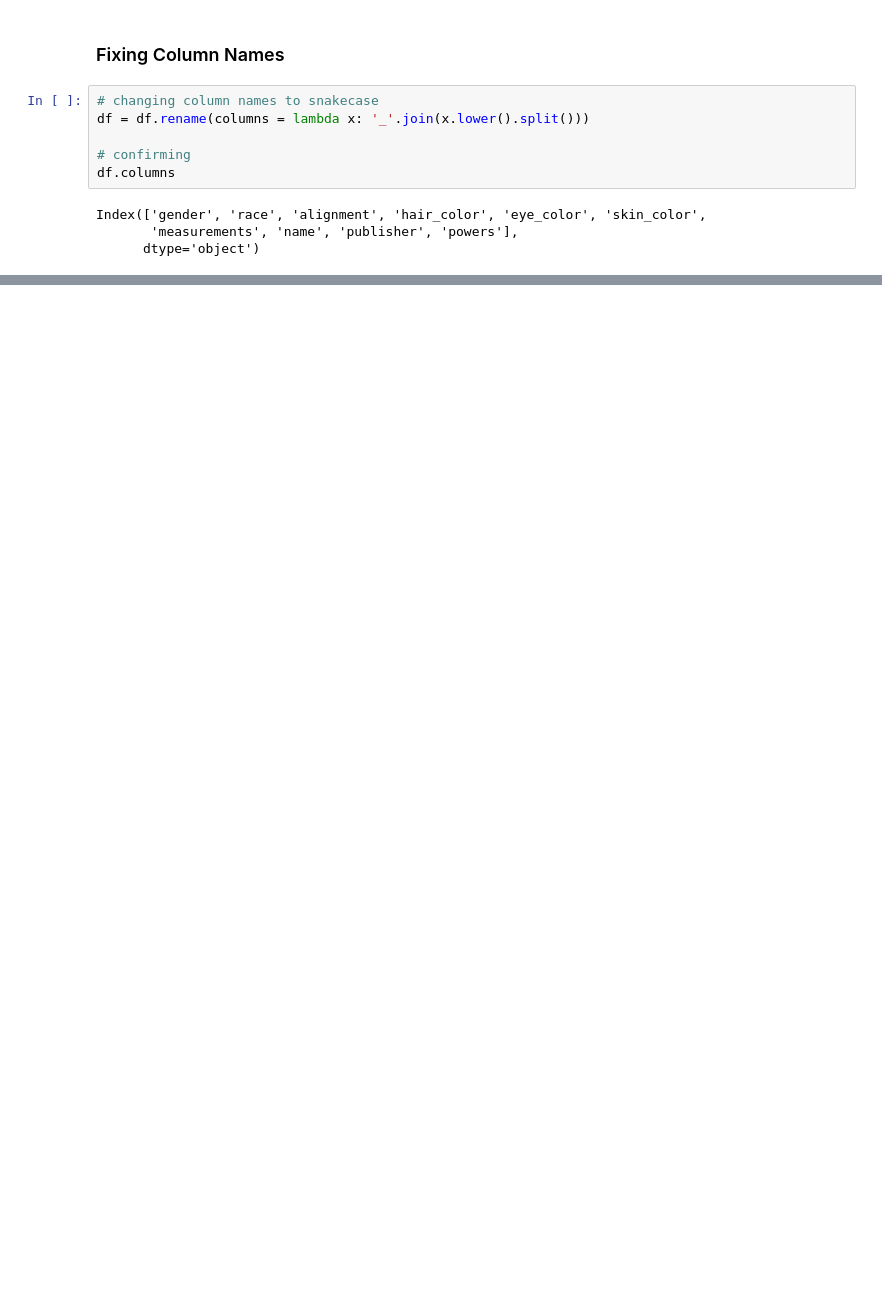
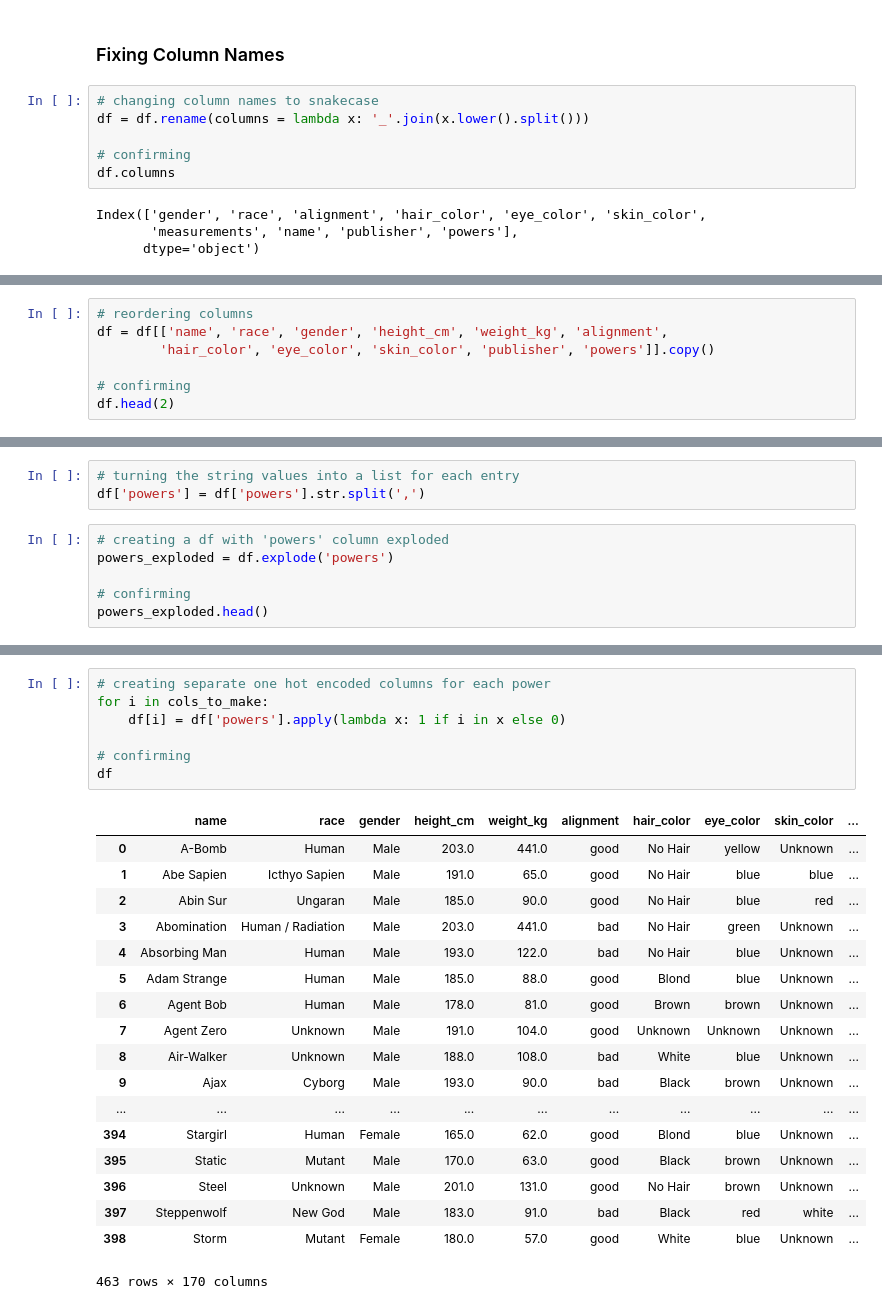
Before and after one commit to CRPeace/CD_Applying_Advanced_Transformations, a Jupyter notebook: C.Peace_Applying_Advanced_Transformations.ipynb, the cells around one changed output, grey strips where cells are left out. Drawn from its saved outputs; the diff is of its cells as text; blank space fills up the shorter version.

```diff
--- a/C.Peace_Applying_Advanced_Transformations.ipynb
+++ b/C.Peace_Applying_Advanced_Transformations.ipynb
@@ -257,0 +410,7 @@ Index(['gender', 'race', 'alignment', 'hair_color', 'eye_color', 'skin_color',
+# %%
+# reordering columns
+df = df[['name', 'race', 'gender', 'height_cm', 'weight_kg', 'alignment',
+        'hair_color', 'eye_color', 'skin_color', 'publisher', 'powers']].copy()
+
+# confirming
+df.head(2)
@@ -257,0 +429,9 @@ Index(['gender', 'race', 'alignment', 'hair_color', 'eye_color', 'skin_color',
+# %%
+# turning the string values into a list for each entry
+df['powers'] = df['powers'].str.split(',')
+# %%
+# creating a df with 'powers' column exploded
+powers_exploded = df.explode('powers')
+
+# confirming
+powers_exploded.head()
@@ -257,0 +469,26 @@ Index(['gender', 'race', 'alignment', 'hair_color', 'eye_color', 'skin_color',
+# %%
+# creating separate one hot encoded columns for each power
+for i in cols_to_make:
+    df[i] = df['powers'].apply(lambda x: 1 if i in x else 0)
+
+# confirming
+df
+# %% [output]
+|  | name | race | gender | height_cm | weight_kg | alignment | hair_color | eye_color | skin_color | ... |
+| 0 | A-Bomb | Human | Male | 203.0 | 441.0 | good | No Hair | yellow | Unknown | ... |
+| 1 | Abe Sapien | Icthyo Sapien | Male | 191.0 | 65.0 | good | No Hair | blue | blue | ... |
+| 2 | Abin Sur | Ungaran | Male | 185.0 | 90.0 | good | No Hair | blue | red | ... |
+| 3 | Abomination | Human / Radiation | Male | 203.0 | 441.0 | bad | No Hair | green | Unknown | ... |
+| 4 | Absorbing Man | Human | Male | 193.0 | 122.0 | bad | No Hair | blue | Unknown | ... |
+| 5 | Adam Strange | Human | Male | 185.0 | 88.0 | good | Blond | blue | Unknown | ... |
+| 6 | Agent Bob | Human | Male | 178.0 | 81.0 | good | Brown | brown | Unknown | ... |
+| 7 | Agent Zero | Unknown | Male | 191.0 | 104.0 | good | Unknown | Unknown | Unknown | ... |
+| 8 | Air-Walker | Unknown | Male | 188.0 | 108.0 | bad | White | blue | Unknown | ... |
+| 9 | Ajax | Cyborg | Male | 193.0 | 90.0 | bad | Black | brown | Unknown | ... |
+| ... | ... | ... | ... | ... | ... | ... | ... | ... | ... | ... |
+| 394 | Stargirl | Human | Female | 165.0 | 62.0 | good | Blond | blue | Unknown | ... |
+| 395 | Static | Mutant | Male | 170.0 | 63.0 | good | Black | brown | Unknown | ... |
+| 396 | Steel | Unknown | Male | 201.0 | 131.0 | good | No Hair | brown | Unknown | ... |
+| 397 | Steppenwolf | New God | Male | 183.0 | 91.0 | bad | Black | red | white | ... |
+| 398 | Storm | Mutant | Female | 180.0 | 57.0 | good | White | blue | Unknown | ... |
+463 rows × 170 columns
```
Also changed, not shown: parts of 51 cells of this notebook.
